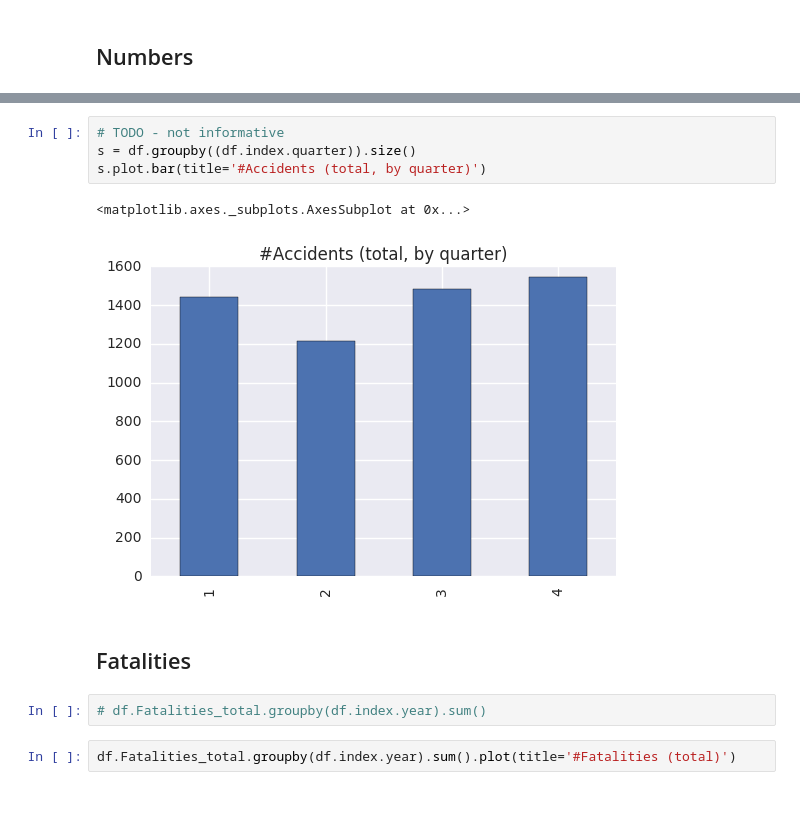
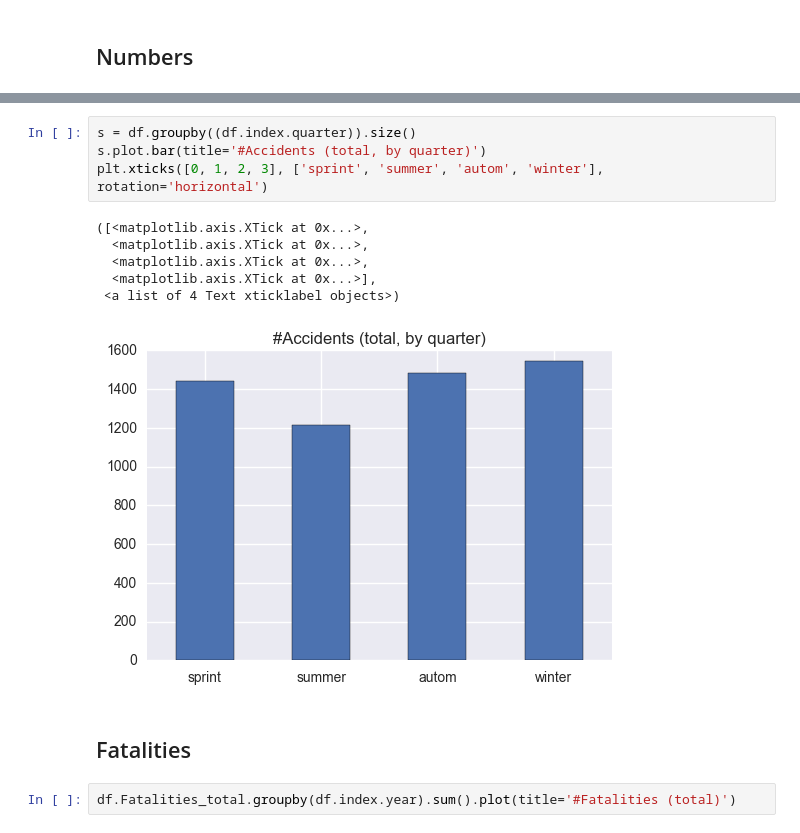
Before and after one commit to DanilBaibak/crash_planes, a Jupyter notebook: planecrashinfo.ipynb, the cells around one changed output, grey strips where cells are left out. Drawn from its saved outputs; the diff is of its cells as text; blank space fills up the shorter version.

```diff
--- a/planecrashinfo.ipynb
+++ b/planecrashinfo.ipynb
@@ -84,14 +84,16 @@ s.plot.bar(title='#Accidents (total, by decade)')
 # %%
-# TODO - not informative
 s = df.groupby((df.index.quarter)).size()
 s.plot.bar(title='#Accidents (total, by quarter)')
+plt.xticks([0, 1, 2, 3], ['sprint', 'summer', 'autom', 'winter'], rotation='horizontal')
 # %% [output]
-<matplotlib.axes._subplots.AxesSubplot at 0x...>
+([<matplotlib.axis.XTick at 0x...>,
+  <matplotlib.axis.XTick at 0x...>,
+  <matplotlib.axis.XTick at 0x...>,
+  <matplotlib.axis.XTick at 0x...>],
+ <a list of 4 Text xticklabel objects>)
-[figure, old version]
+[figure, new version]
 # %% [markdown]
 ## Fatalities
-# %%
-# df.Fatalities_total.groupby(df.index.year).sum()
 # %%
 df.Fatalities_total.groupby(df.index.year).sum().plot(title='#Fatalities (total)')
 # %% [output]
```
Also changed, not shown: parts of 11 cells of this notebook, 1 other file.
